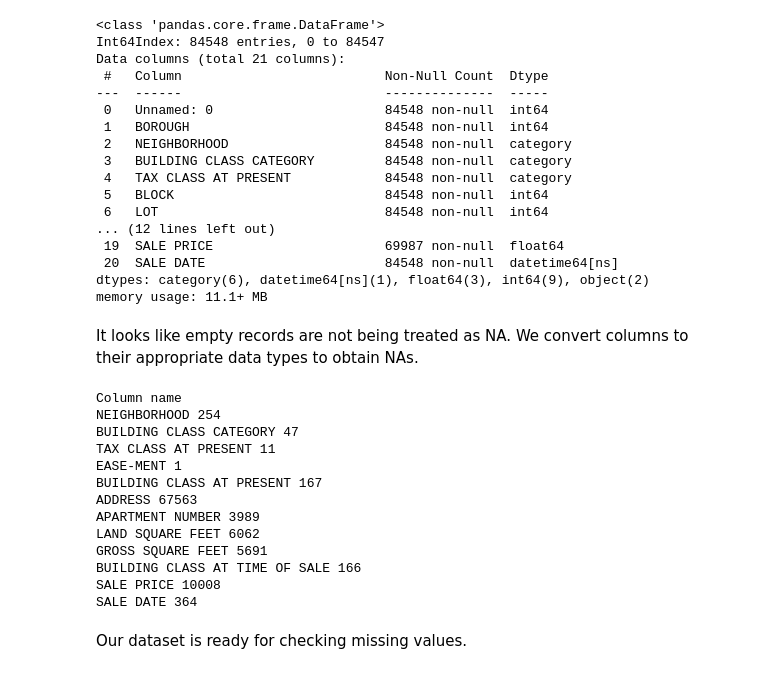
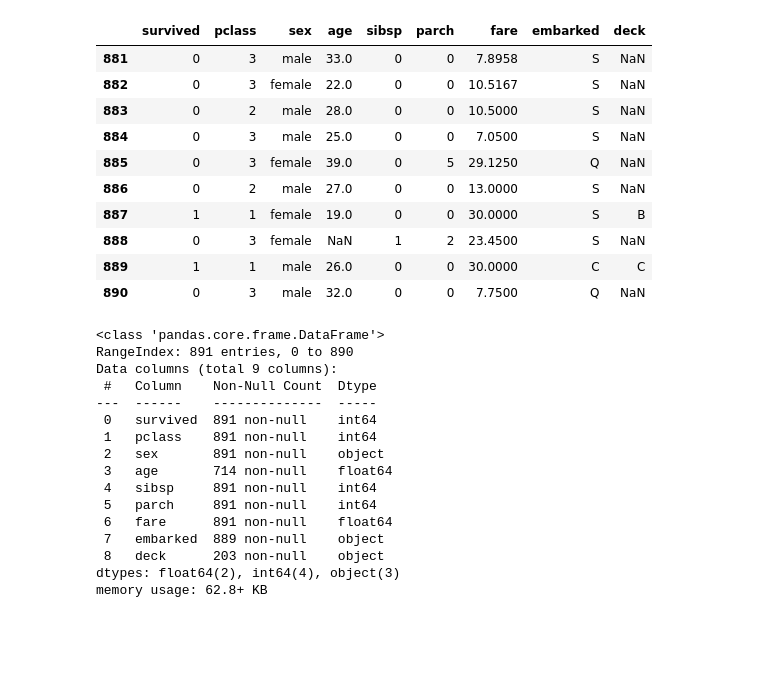
Before and after one commit to srohadi-design/Latihan1, a Jupyter notebook: PYTN_Assign_2_50_Supriyanto_Rohadi.ipynb, the cells around one changed output. Saved outputs shown, nothing was run; the diff lists cells and outputs as text; code cells hidden in the pictures; blank space fills up the shorter version.

```diff
--- a/PYTN_Assign_2_50_Supriyanto_Rohadi.ipynb
+++ b/PYTN_Assign_2_50_Supriyanto_Rohadi.ipynb
@@ -134,0 +18,2 @@ Let's view Dtype of each features in dataframe using `.info()` function.
+# %%
+df = pd.read_csv(r'C:\Users\user\Latihan1\kapal_titanic.csv')
@@ -135,42 +34,33 @@ Let's view Dtype of each features in dataframe using `.info()` function.
+# %%
+df.tail(10)
+# %% [output]
+|  | survived | pclass | sex | age | sibsp | parch | fare | embarked | deck |
+| 881 | 0 | 3 | male | 33.0 | 0 | 0 | 7.8958 | S | NaN |
+| 882 | 0 | 3 | female | 22.0 | 0 | 0 | 10.5167 | S | NaN |
+| 883 | 0 | 2 | male | 28.0 | 0 | 0 | 10.5000 | S | NaN |
+| 884 | 0 | 3 | male | 25.0 | 0 | 0 | 7.0500 | S | NaN |
+| 885 | 0 | 3 | female | 39.0 | 0 | 5 | 29.1250 | Q | NaN |
+| 886 | 0 | 2 | male | 27.0 | 0 | 0 | 13.0000 | S | NaN |
+| 887 | 1 | 1 | female | 19.0 | 0 | 0 | 30.0000 | S | B |
+| 888 | 0 | 3 | female | NaN | 1 | 2 | 23.4500 | S | NaN |
+| 889 | 1 | 1 | male | 26.0 | 0 | 0 | 30.0000 | C | C |
+| 890 | 0 | 3 | male | 32.0 | 0 | 0 | 7.7500 | Q | NaN |
 # %%
 df.info()
 # %% [output]
 <class 'pandas.core.frame.DataFrame'>
-Int64Index: 84548 entries, 0 to 84547
-Data columns (total 21 columns):
- #   Column                          Non-Null Count  Dtype
----  ------                          --------------  -----
- 0   Unnamed: 0                      84548 non-null  int64
- 1   BOROUGH                         84548 non-null  int64
- 2   NEIGHBORHOOD                    84548 non-null  category
- 3   BUILDING CLASS CATEGORY         84548 non-null  category
- 4   TAX CLASS AT PRESENT            84548 non-null  category
- 5   BLOCK                           84548 non-null  int64
- 6   LOT                             84548 non-null  int64
-... (12 lines left out)
- 19  SALE PRICE                      69987 non-null  float64
- 20  SALE DATE                       84548 non-null  datetime64[ns]
-dtypes: category(6), datetime64[ns](1), float64(3), int64(9), object(2)
-memory usage: 11.1+ MB
+RangeIndex: 891 entries, 0 to 890
+Data columns (total 9 columns):
+ #   Column    Non-Null Count  Dtype
+---  ------    --------------  -----
+ 0   survived  891 non-null    int64
+ 1   pclass    891 non-null    int64
+ 2   sex       891 non-null    object
+ 3   age       714 non-null    float64
+ 4   sibsp     891 non-null    int64
+ 5   parch     891 non-null    int64
+ 6   fare      891 non-null    float64
+ 7   embarked  889 non-null    object
+ 8   deck      203 non-null    object
+dtypes: float64(2), int64(4), object(3)
+memory usage: 62.8+ KB
-# %% [markdown]
-It looks like empty records are not being treated as NA. We convert columns to their appropriate data types to obtain NAs.
-# %%
-#First, let's check which columns should be categorical
-print('Column name')
-for col in df.columns:
-    if df[col].dtype=='object':
-        print(col, df[col].nunique())
-# %% [output]
-Column name
-NEIGHBORHOOD 254
-BUILDING CLASS CATEGORY 47
-TAX CLASS AT PRESENT 11
-EASE-MENT 1
-BUILDING CLASS AT PRESENT 167
-ADDRESS 67563
-APARTMENT NUMBER 3989
-LAND SQUARE FEET 6062
-GROSS SQUARE FEET 5691
-BUILDING CLASS AT TIME OF SALE 166
-SALE PRICE 10008
-SALE DATE 364
@@ -192,2 +66,0 @@ df['SALE DATE'] = pd.to_datetime(df['SALE DATE'], errors='coerce')
-# %% [markdown]
-Our dataset is ready for checking missing values.
```
Also changed, not shown: parts of 102 cells of this notebook.
